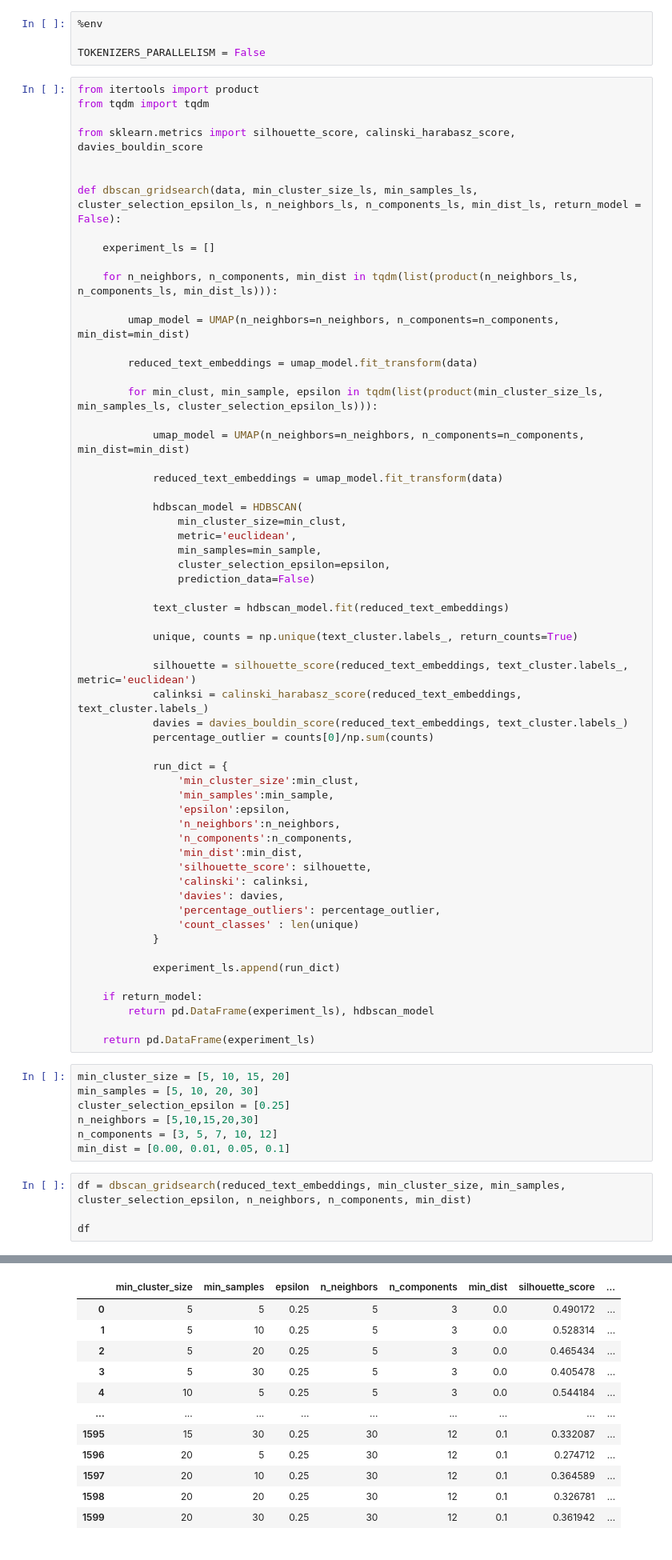
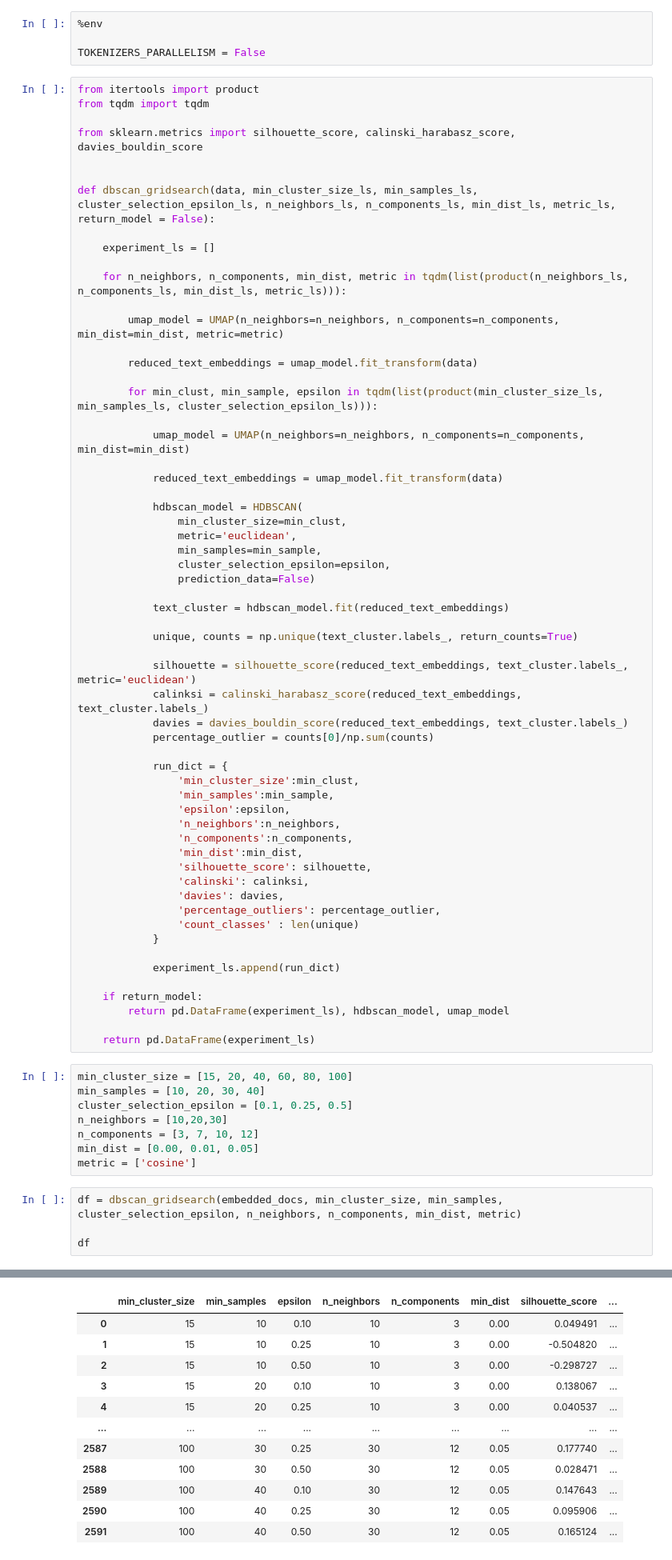
Before and after one commit to Michiel-DK/finance, a Jupyter notebook: notebooks/clustering_description.ipynb, the cells around one changed output, grey strips where cells are left out. Shown at 80% size. Cells and saved outputs as stored; diff of their text form.

Commit message:
update clusters + script summary -> to do insertion metadata

```diff
--- a/notebooks/clustering_description.ipynb
+++ b/notebooks/clustering_description.ipynb
@@ -69,13 +69,13 @@ from tqdm import tqdm
 from sklearn.metrics import silhouette_score, calinski_harabasz_score, davies_bouldin_score
 
 
-def dbscan_gridsearch(data, min_cluster_size_ls, min_samples_ls, cluster_selection_epsilon_ls, n_neighbors_ls, n_components_ls, min_dist_ls, return_model = False):
+def dbscan_gridsearch(data, min_cluster_size_ls, min_samples_ls, cluster_selection_epsilon_ls, n_neighbors_ls, n_components_ls, min_dist_ls, metric_ls, return_model = False):
 
     experiment_ls = []
 
-    for n_neighbors, n_components, min_dist in tqdm(list(product(n_neighbors_ls, n_components_ls, min_dist_ls))):
+    for n_neighbors, n_components, min_dist, metric in tqdm(list(product(n_neighbors_ls, n_components_ls, min_dist_ls, metric_ls))):
 
-        umap_model = UMAP(n_neighbors=n_neighbors, n_components=n_components, min_dist=min_dist)
+        umap_model = UMAP(n_neighbors=n_neighbors, n_components=n_components, min_dist=min_dist, metric=metric)
 
         reduced_text_embeddings = umap_model.fit_transform(data)
 
@@ -118,18 +118,19 @@ def dbscan_gridsearch(data, min_cluster_size_ls, min_samples_ls, cluster_selecti
             experiment_ls.append(run_dict)
 
     if return_model:
-        return pd.DataFrame(experiment_ls), hdbscan_model
+        return pd.DataFrame(experiment_ls), hdbscan_model, umap_model
 
     return pd.DataFrame(experiment_ls)
 # %%
-min_cluster_size = [5, 10, 15, 20]
-min_samples = [5, 10, 20, 30]
-cluster_selection_epsilon = [0.25]
-n_neighbors = [5,10,15,20,30]
-n_components = [3, 5, 7, 10, 12]
-min_dist = [0.00, 0.01, 0.05, 0.1]
+min_cluster_size = [15, 20, 40, 60, 80, 100]
+min_samples = [10, 20, 30, 40]
+cluster_selection_epsilon = [0.1, 0.25, 0.5]
+n_neighbors = [10,20,30]
+n_components = [3, 7, 10, 12]
+min_dist = [0.00, 0.01, 0.05]
+metric = ['cosine']
 # %%
-df = dbscan_gridsearch(reduced_text_embeddings, min_cluster_size, min_samples, cluster_selection_epsilon, n_neighbors, n_components, min_dist)
+df = dbscan_gridsearch(embedded_docs, min_cluster_size, min_samples, cluster_selection_epsilon, n_neighbors, n_components, min_dist, metric)
 
 df
 # %% [output]
@@ -136,12 +156,12 @@ df
 |  | min_cluster_size | min_samples | epsilon | n_neighbors | n_components | min_dist | silhouette_score | ... |
-| 0 | 5 | 5 | 0.25 | 5 | 3 | 0.0 | 0.490172 | ... |
-| 1 | 5 | 10 | 0.25 | 5 | 3 | 0.0 | 0.528314 | ... |
-| 2 | 5 | 20 | 0.25 | 5 | 3 | 0.0 | 0.465434 | ... |
-| 3 | 5 | 30 | 0.25 | 5 | 3 | 0.0 | 0.405478 | ... |
-| 4 | 10 | 5 | 0.25 | 5 | 3 | 0.0 | 0.544184 | ... |
+| 0 | 15 | 10 | 0.10 | 10 | 3 | 0.00 | 0.049491 | ... |
+| 1 | 15 | 10 | 0.25 | 10 | 3 | 0.00 | -0.504820 | ... |
+| 2 | 15 | 10 | 0.50 | 10 | 3 | 0.00 | -0.298727 | ... |
+| 3 | 15 | 20 | 0.10 | 10 | 3 | 0.00 | 0.138067 | ... |
+| 4 | 15 | 20 | 0.25 | 10 | 3 | 0.00 | 0.040537 | ... |
 | ... | ... | ... | ... | ... | ... | ... | ... | ... |
-| 1595 | 15 | 30 | 0.25 | 30 | 12 | 0.1 | 0.332087 | ... |
-| 1596 | 20 | 5 | 0.25 | 30 | 12 | 0.1 | 0.274712 | ... |
-| 1597 | 20 | 10 | 0.25 | 30 | 12 | 0.1 | 0.364589 | ... |
-| 1598 | 20 | 20 | 0.25 | 30 | 12 | 0.1 | 0.326781 | ... |
-| 1599 | 20 | 30 | 0.25 | 30 | 12 | 0.1 | 0.361942 | ... |
+| 2587 | 100 | 30 | 0.25 | 30 | 12 | 0.05 | 0.177740 | ... |
+| 2588 | 100 | 30 | 0.50 | 30 | 12 | 0.05 | 0.028471 | ... |
+| 2589 | 100 | 40 | 0.10 | 30 | 12 | 0.05 | 0.147643 | ... |
+| 2590 | 100 | 40 | 0.25 | 30 | 12 | 0.05 | 0.095906 | ... |
+| 2591 | 100 | 40 | 0.50 | 30 | 12 | 0.05 | 0.165124 | ... |
```
Also changed, not shown: parts of 27 cells of this notebook, 3 other files.
